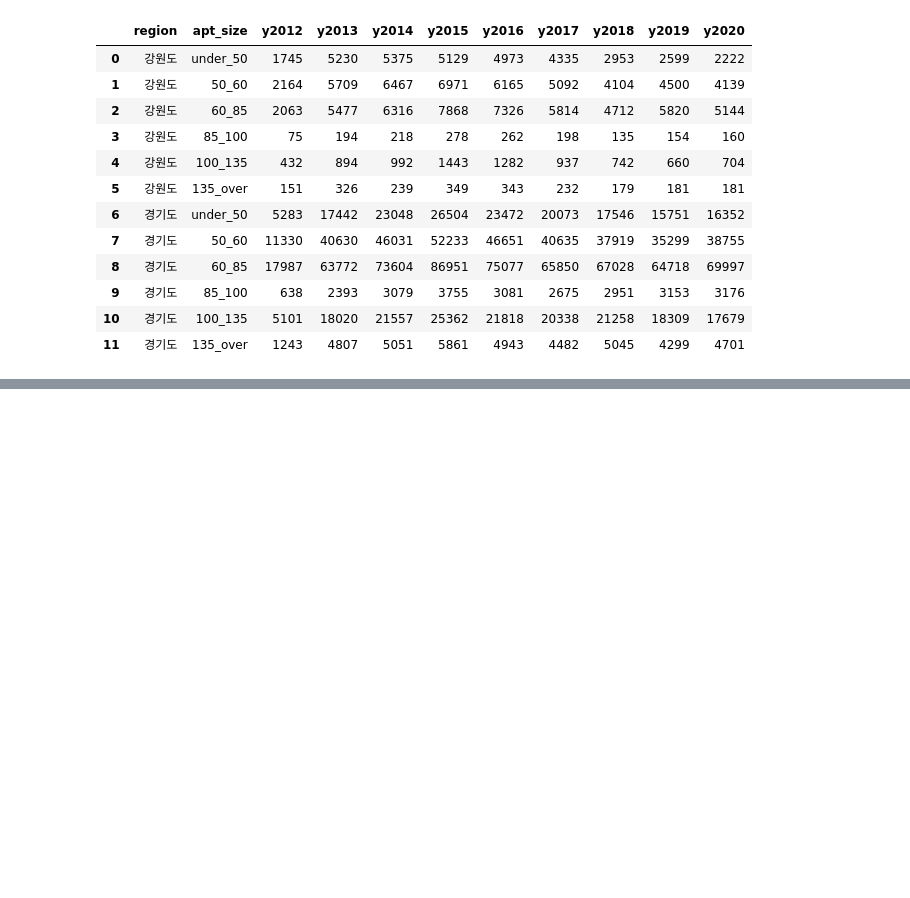
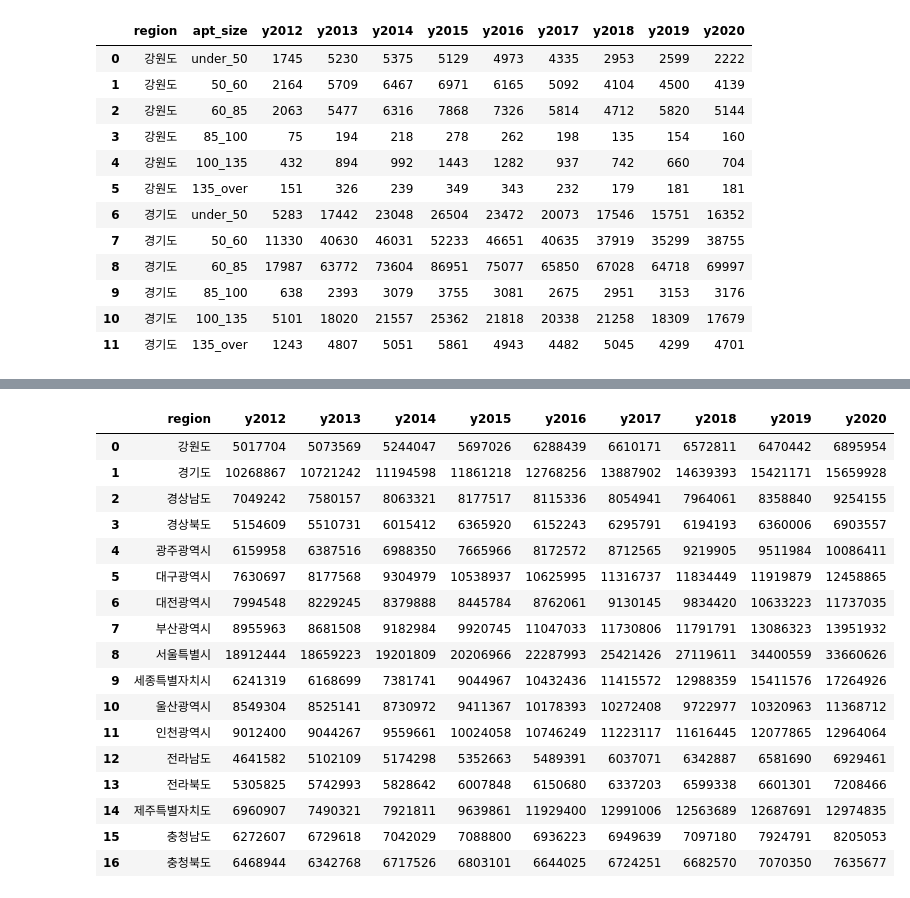
Before and after one commit to TTGGPP/hello_world, a Jupyter notebook: team_project/private_khp771/db_to_memory.ipynb, the cells around one changed output, grey strips where cells are left out. Cells and saved outputs as stored; diff of their text form; code cells hidden in the pictures; blank space fills up the shorter version.

```diff
--- a/team_project/private_khp771/db_to_memory.ipynb
+++ b/team_project/private_khp771/db_to_memory.ipynb
@@ -311,0 +345,22 @@ def complete_region_size_count():
+# %%
+testD = pd.read_csv('sub-data-files/region_avg_price_per_pyung.csv')
+testD
+# %% [output]
+|  | region | y2012 | y2013 | y2014 | y2015 | y2016 | y2017 | y2018 | y2019 | y2020 |
+| 0 | 강원도 | 5017704 | 5073569 | 5244047 | 5697026 | 6288439 | 6610171 | 6572811 | 6470442 | 6895954 |
+| 1 | 경기도 | 10268867 | 10721242 | 11194598 | 11861218 | 12768256 | 13887902 | 14639393 | 15421171 | 15659928 |
+| 2 | 경상남도 | 7049242 | 7580157 | 8063321 | 8177517 | 8115336 | 8054941 | 7964061 | 8358840 | 9254155 |
+| 3 | 경상북도 | 5154609 | 5510731 | 6015412 | 6365920 | 6152243 | 6295791 | 6194193 | 6360006 | 6903557 |
+| 4 | 광주광역시 | 6159958 | 6387516 | 6988350 | 7665966 | 8172572 | 8712565 | 9219905 | 9511984 | 10086411 |
+| 5 | 대구광역시 | 7630697 | 8177568 | 9304979 | 10538937 | 10625995 | 11316737 | 11834449 | 11919879 | 12458865 |
+| 6 | 대전광역시 | 7994548 | 8229245 | 8379888 | 8445784 | 8762061 | 9130145 | 9834420 | 10633223 | 11737035 |
+| 7 | 부산광역시 | 8955963 | 8681508 | 9182984 | 9920745 | 11047033 | 11730806 | 11791791 | 13086323 | 13951932 |
+| 8 | 서울특별시 | 18912444 | 18659223 | 19201809 | 20206966 | 22287993 | 25421426 | 27119611 | 34400559 | 33660626 |
+| 9 | 세종특별자치시 | 6241319 | 6168699 | 7381741 | 9044967 | 10432436 | 11415572 | 12988359 | 15411576 | 17264926 |
+| 10 | 울산광역시 | 8549304 | 8525141 | 8730972 | 9411367 | 10178393 | 10272408 | 9722977 | 10320963 | 11368712 |
+| 11 | 인천광역시 | 9012400 | 9044267 | 9559661 | 10024058 | 10746249 | 11223117 | 11616445 | 12077865 | 12964064 |
+| 12 | 전라남도 | 4641582 | 5102109 | 5174298 | 5352663 | 5489391 | 6037071 | 6342887 | 6581690 | 6929461 |
+| 13 | 전라북도 | 5305825 | 5742993 | 5828642 | 6007848 | 6150680 | 6337203 | 6599338 | 6601301 | 7208466 |
+| 14 | 제주특별자치도 | 6960907 | 7490321 | 7921811 | 9639861 | 11929400 | 12991006 | 12563689 | 12687691 | 12974835 |
+| 15 | 충청남도 | 6272607 | 6729618 | 7042029 | 7088800 | 6936223 | 6949639 | 7097180 | 7924791 | 8205053 |
+| 16 | 충청북도 | 6468944 | 6342768 | 6717526 | 6803101 | 6644025 | 6724251 | 6682570 | 7070350 | 7635677 |
```
Also changed, not shown: parts of 24 cells of this notebook, 7 other files.
